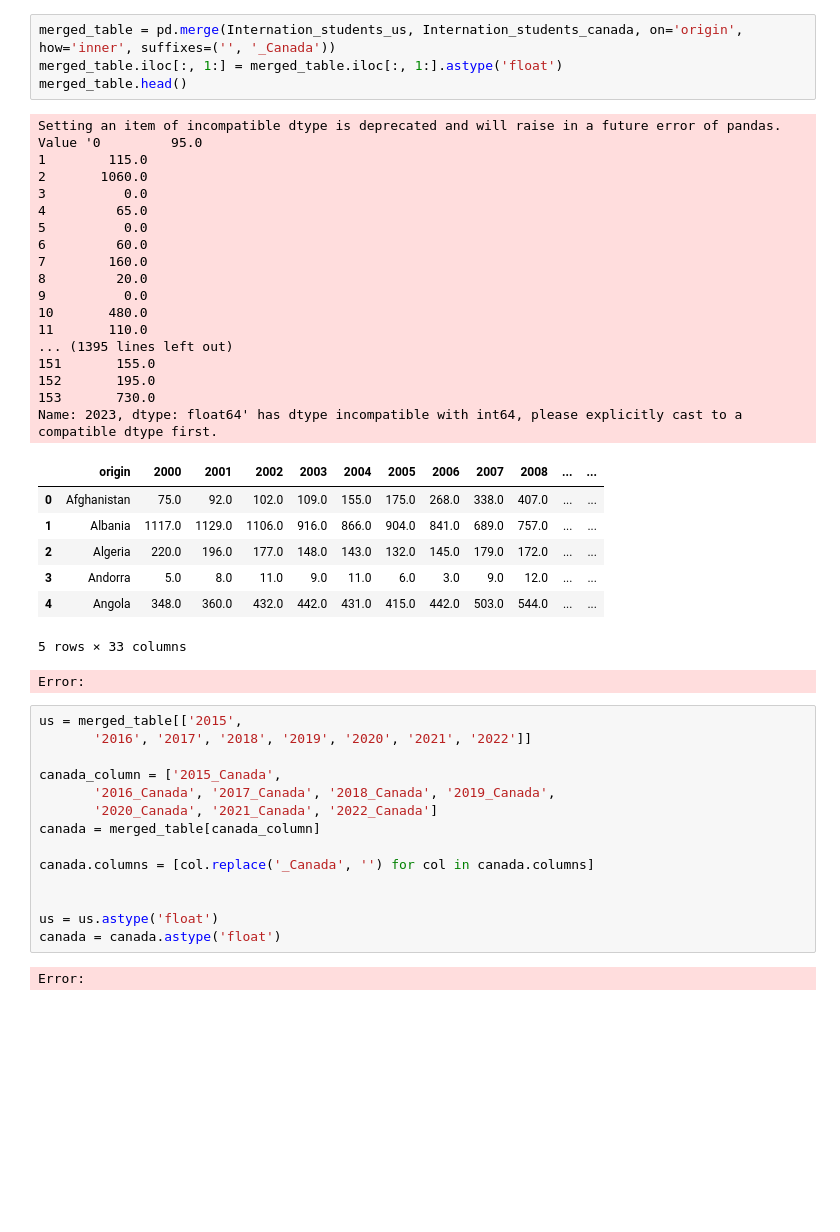
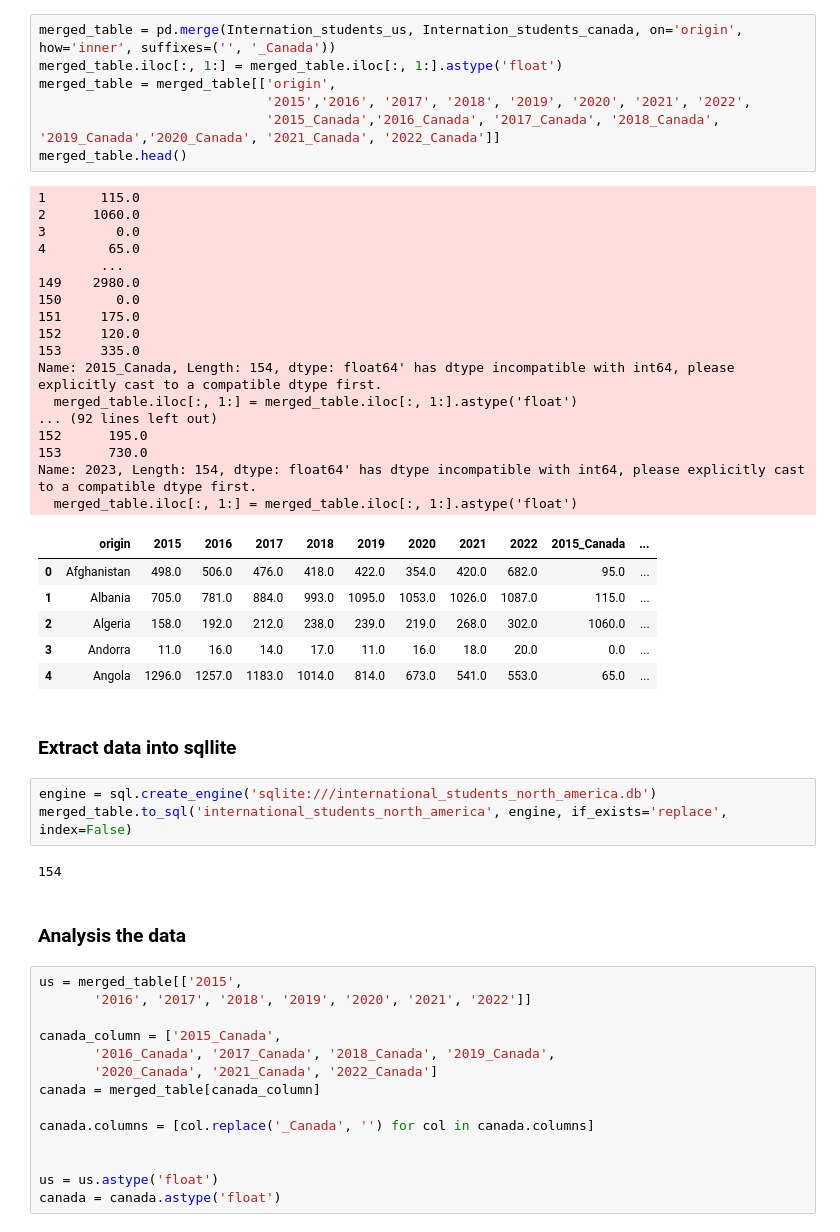
Before and after one commit to majidsh97/MADE, a Jupyter notebook: project/data-exploration.ipynb, the cells around one changed output. Drawn from its saved outputs; the diff is of its cells as text; blank space fills up the shorter version.

```diff
--- a/project/data-exploration.ipynb
+++ b/project/data-exploration.ipynb
@@ -139,33 +151,43 @@ Error:
 # %%
 merged_table = pd.merge(Internation_students_us, Internation_students_canada, on='origin', how='inner', suffixes=('', '_Canada'))
 merged_table.iloc[:, 1:] = merged_table.iloc[:, 1:].astype('float')
+merged_table = merged_table[['origin',
+                             '2015','2016', '2017', '2018', '2019', '2020', '2021', '2022',
+                             '2015_Canada','2016_Canada', '2017_Canada', '2018_Canada', '2019_Canada','2020_Canada', '2021_Canada', '2022_Canada']]
 merged_table.head()
 # %% [output]
-Setting an item of incompatible dtype is deprecated and will raise in a future error of pandas. Value '0         95.0
-1        115.0
-2       1060.0
-3          0.0
-4         65.0
-5          0.0
-6         60.0
-7        160.0
-8         20.0
-9          0.0
-10       480.0
-11       110.0
-... (1395 lines left out)
-151       155.0
-152       195.0
-153       730.0
-Name: 2023, dtype: float64' has dtype incompatible with int64, please explicitly cast to a compatible dtype first.
+1       115.0
+2      1060.0
+3         0.0
+4        65.0
+        ...
+149    2980.0
+150       0.0
+151     175.0
+152     120.0
+153     335.0
+Name: 2015_Canada, Length: 154, dtype: float64' has dtype incompatible with int64, please explicitly cast to a compatible dtype first.
+  merged_table.iloc[:, 1:] = merged_table.iloc[:, 1:].astype('float')
+... (92 lines left out)
+152      195.0
+153      730.0
+Name: 2023, Length: 154, dtype: float64' has dtype incompatible with int64, please explicitly cast to a compatible dtype first.
+  merged_table.iloc[:, 1:] = merged_table.iloc[:, 1:].astype('float')
-|  | origin | 2000 | 2001 | 2002 | 2003 | 2004 | 2005 | 2006 | 2007 | 2008 | ... | ... |
-| 0 | Afghanistan | 75.0 | 92.0 | 102.0 | 109.0 | 155.0 | 175.0 | 268.0 | 338.0 | 407.0 | ... | ... |
-| 1 | Albania | 1117.0 | 1129.0 | 1106.0 | 916.0 | 866.0 | 904.0 | 841.0 | 689.0 | 757.0 | ... | ... |
-| 2 | Algeria | 220.0 | 196.0 | 177.0 | 148.0 | 143.0 | 132.0 | 145.0 | 179.0 | 172.0 | ... | ... |
-| 3 | Andorra | 5.0 | 8.0 | 11.0 | 9.0 | 11.0 | 6.0 | 3.0 | 9.0 | 12.0 | ... | ... |
-| 4 | Angola | 348.0 | 360.0 | 432.0 | 442.0 | 431.0 | 415.0 | 442.0 | 503.0 | 544.0 | ... | ... |
+|  | origin | 2015 | 2016 | 2017 | 2018 | 2019 | 2020 | 2021 | 2022 | 2015_Canada | ... |
+| 0 | Afghanistan | 498.0 | 506.0 | 476.0 | 418.0 | 422.0 | 354.0 | 420.0 | 682.0 | 95.0 | ... |
+| 1 | Albania | 705.0 | 781.0 | 884.0 | 993.0 | 1095.0 | 1053.0 | 1026.0 | 1087.0 | 115.0 | ... |
+| 2 | Algeria | 158.0 | 192.0 | 212.0 | 238.0 | 239.0 | 219.0 | 268.0 | 302.0 | 1060.0 | ... |
+| 3 | Andorra | 11.0 | 16.0 | 14.0 | 17.0 | 11.0 | 16.0 | 18.0 | 20.0 | 0.0 | ... |
+| 4 | Angola | 1296.0 | 1257.0 | 1183.0 | 1014.0 | 814.0 | 673.0 | 541.0 | 553.0 | 65.0 | ... |
-5 rows × 33 columns
-Error:
+# %% [markdown]
+### Extract data into sqllite
+# %%
+engine = sql.create_engine('sqlite:///international_students_north_america.db')
+merged_table.to_sql('international_students_north_america', engine, if_exists='replace', index=False)
+# %% [output]
+154
+# %% [markdown]
+### Analysis the data
 # %%
 us = merged_table[['2015',
        '2016', '2017', '2018', '2019', '2020', '2021', '2022']]
@@ -180,6 +202,4 @@ canada.columns = [col.replace('_Canada', '') for col in canada.columns]
 
 us = us.astype('float')
 canada = canada.astype('float')
-# %% [output]
-Error:
 # %%
```
Also changed, not shown: parts of 20 cells of this notebook, 2 other files.
